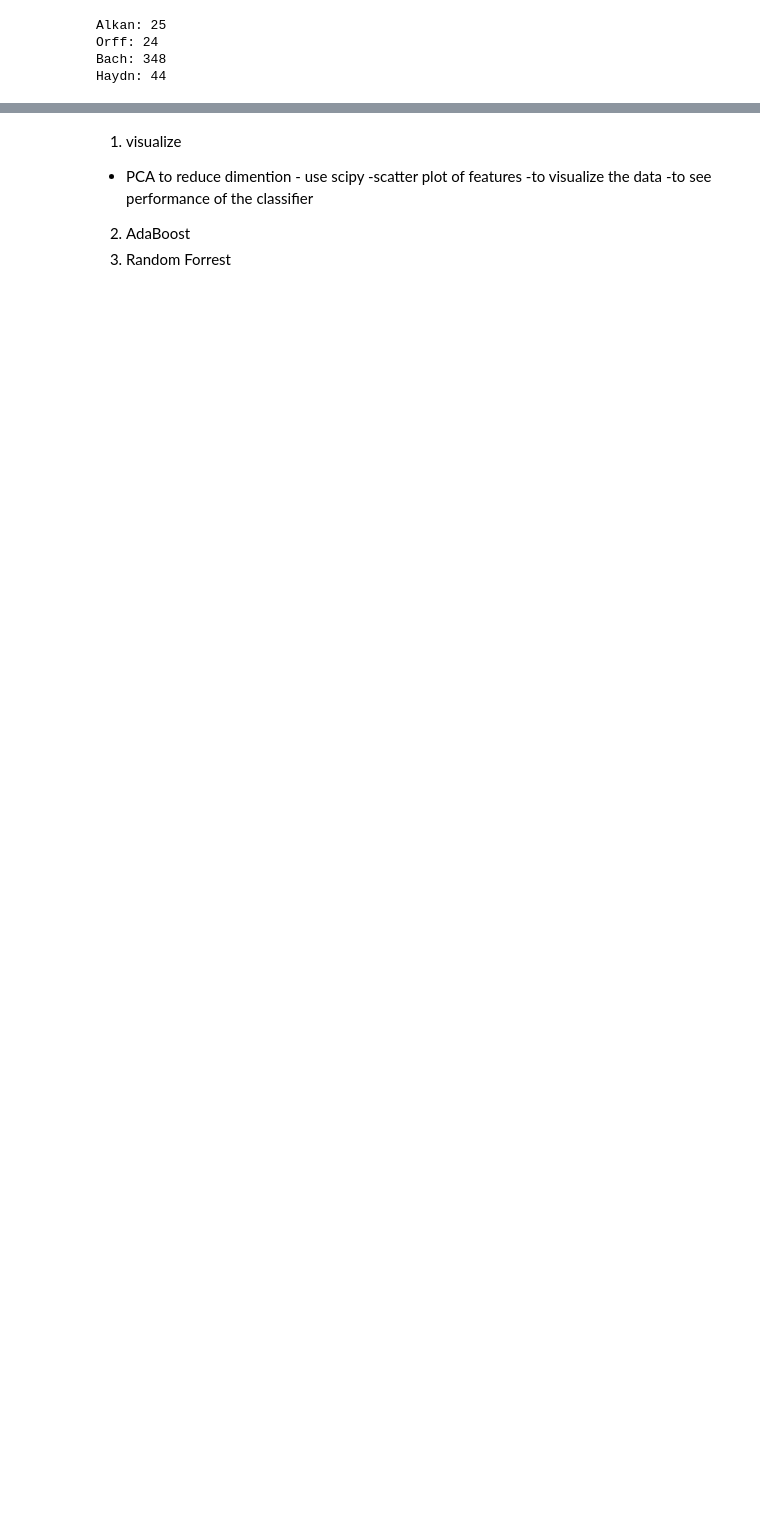
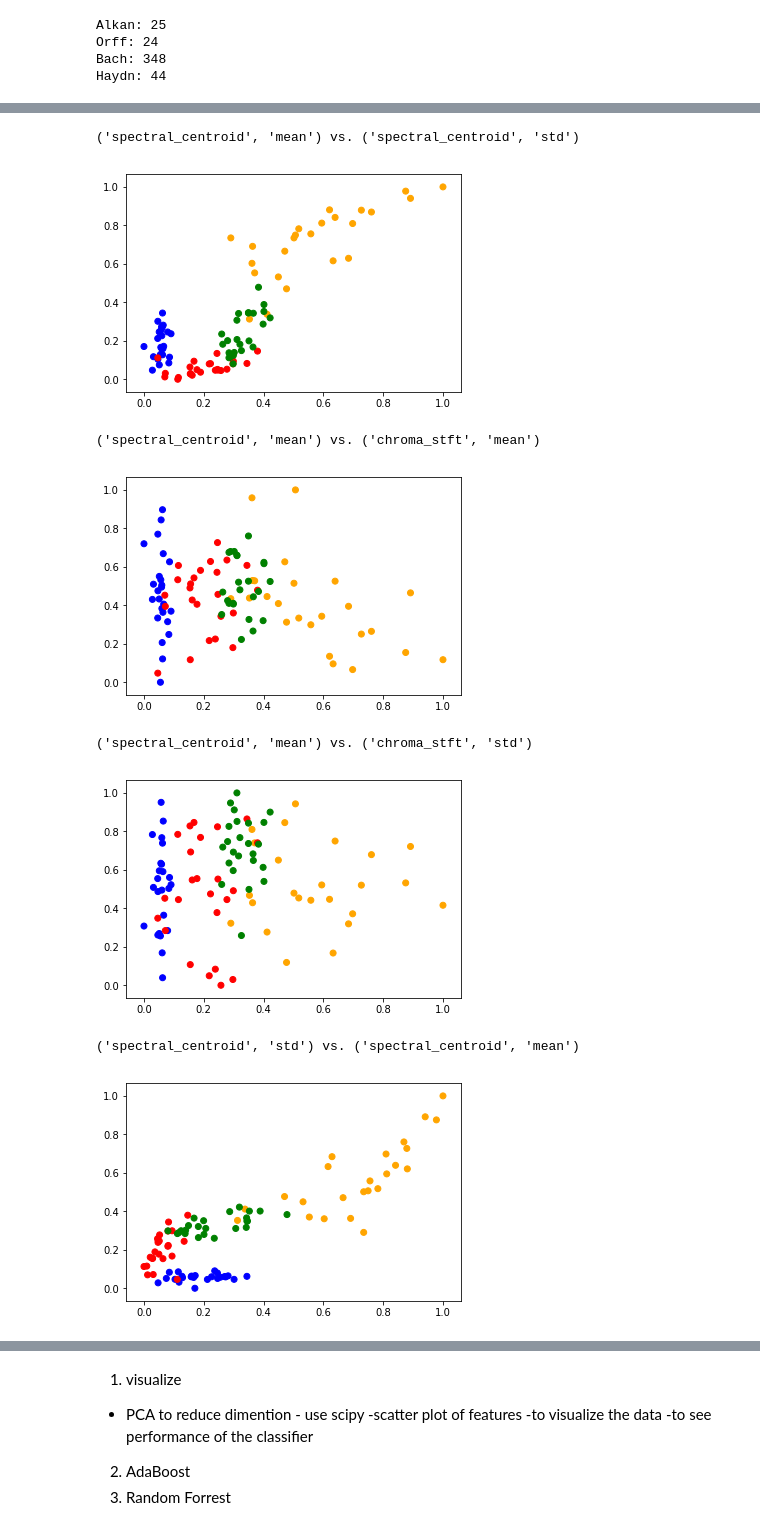
Before and after one commit to lucaspauker/music-matcher, a Jupyter notebook: music_matcher.ipynb, the cells around one changed output, grey strips where cells are left out. Saved outputs shown, nothing was run; the diff lists cells and outputs as text; code cells hidden in the pictures; blank space fills up the shorter version.

Commit message:
Add visualization

```diff
--- a/music_matcher.ipynb
+++ b/music_matcher.ipynb
@@ -48,10 +52,12 @@ def load(filepath):
 
         return tracks
 # %%
+KEYWORDS = [("spectral_centroid", "mean"), ("spectral_centroid", "std"),
+            ("chroma_stft", "mean"), ("chroma_stft", "std")]
+
 def extract_features(data):
     features = load(METADATA_DIR + "features.csv")
 
-    keywords = [("spectral_centroid", "mean"), ("spectral_centroid", "std"), ("chroma_stft", "mean"), ("chroma_stft", "std")]
     feature_table = {}
     for composer in data:
         feature_table[composer] = []
@@ -60,7 +66,7 @@ def extract_features(data):
             track_dict = {}
             tid = track.name
             track_dict["title"] = track["track", "title"]
-            for keyword in keywords:
+            for keyword in KEYWORDS:
                 try:
                     track_dict[keyword] = features[keyword].loc[[tid]]["01"].item()
                 except KeyError:
@@ -97,11 +103,24 @@ def get_learning_data(data):
     """
     composer_era_map = {"Bach":"Baroque", "Haydn":"Classical",
                         "Alkan":"Romantic", "Orff":"Modern"}
+    trimmed_data = {}
+    era_counts = {}
+    for composer in data:
+        era = composer_era_map[composer]
+        if era not in era_counts: era_counts[era] = len(data[composer])
+        else: era_counts[era] += len(data[composer])
+
     x = []
     y = []
+    num_tracks = min(era_counts.values())
+    era_counts = {}
     for composer in data:
         for d in data[composer]:
-            y.append(composer)
+            era = composer_era_map[composer]
+            if era not in era_counts: era_counts[era] = 1
+            else: era_counts[era] += 1
+            if era_counts[era] > num_tracks: continue
+            y.append(composer_era_map[composer])
             vector = []
             for feature in d:
                 if feature != "title":
@@ -144,0 +157,26 @@ print(len(x), len(y))
+# %%
+# DATA VISUALIZATION
+single_feature_vectors = [[] for _ in range(len(x[0]))]
+color_map = {"Baroque":"red", "Classical":"green",
+            "Romantic":"blue", "Modern":"orange"}
+colors = []
+for k, data_pt in enumerate(x):
+    colors.append(color_map[y[k]])
+    for i in range(len(data_pt)):
+        single_feature_vectors[i].append(data_pt[i])
+for a in range(len(x[0])):
+    for b in range(len(x[0])):
+        if a != b:
+            print(KEYWORDS[a], "vs.", KEYWORDS[b])
+            plt.scatter(single_feature_vectors[a], single_feature_vectors[b], c=colors)
+            plt.show()
+            print()
+# %% [output]
+('spectral_centroid', 'mean') vs. ('spectral_centroid', 'std')
+[figure, added]
+('spectral_centroid', 'mean') vs. ('chroma_stft', 'mean')
+[figure, added]
+('spectral_centroid', 'mean') vs. ('chroma_stft', 'std')
+[figure, added]
+('spectral_centroid', 'std') vs. ('spectral_centroid', 'mean')
+[figure, added]
```
Also changed, not shown: parts of 3 cells of this notebook.
